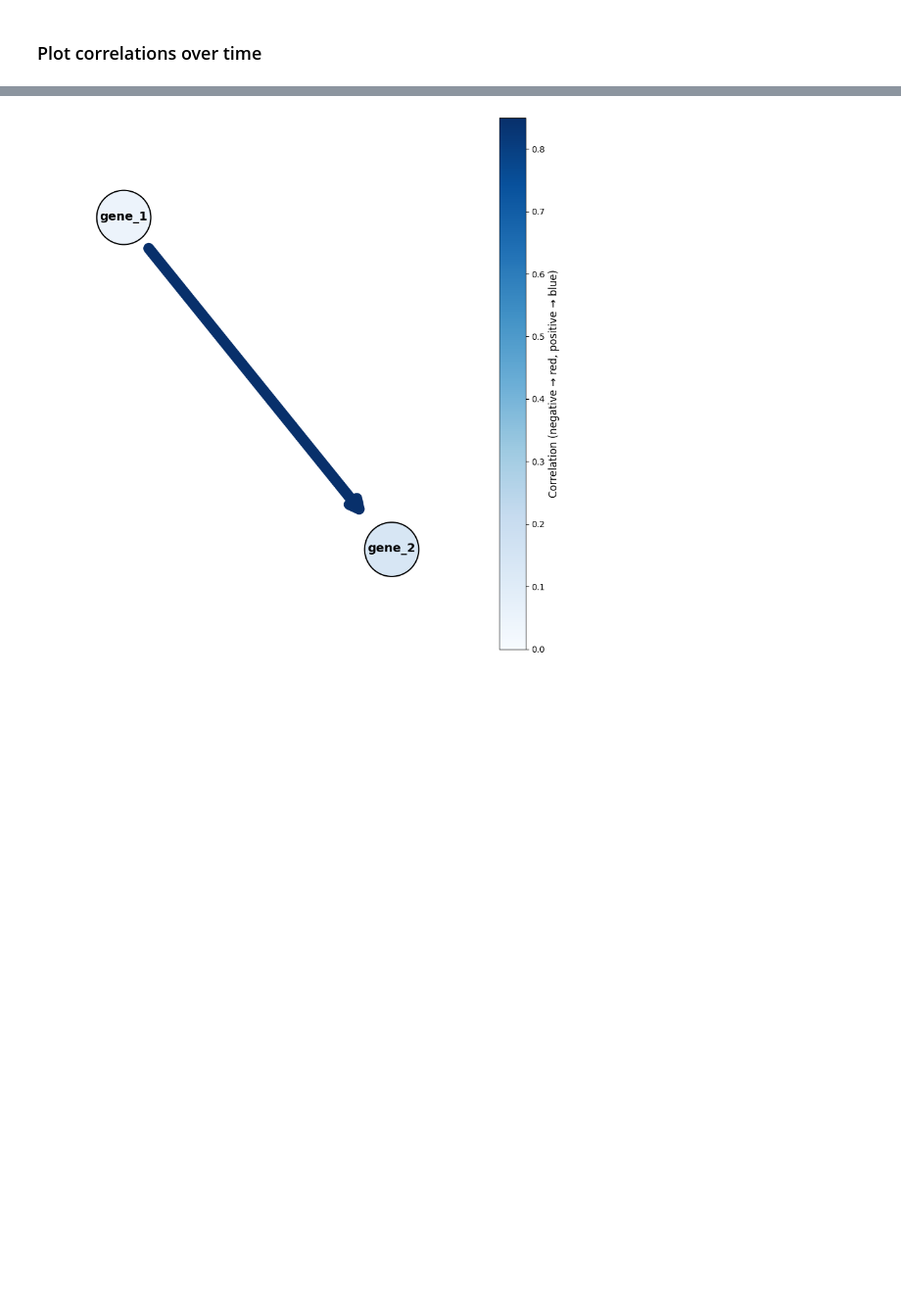
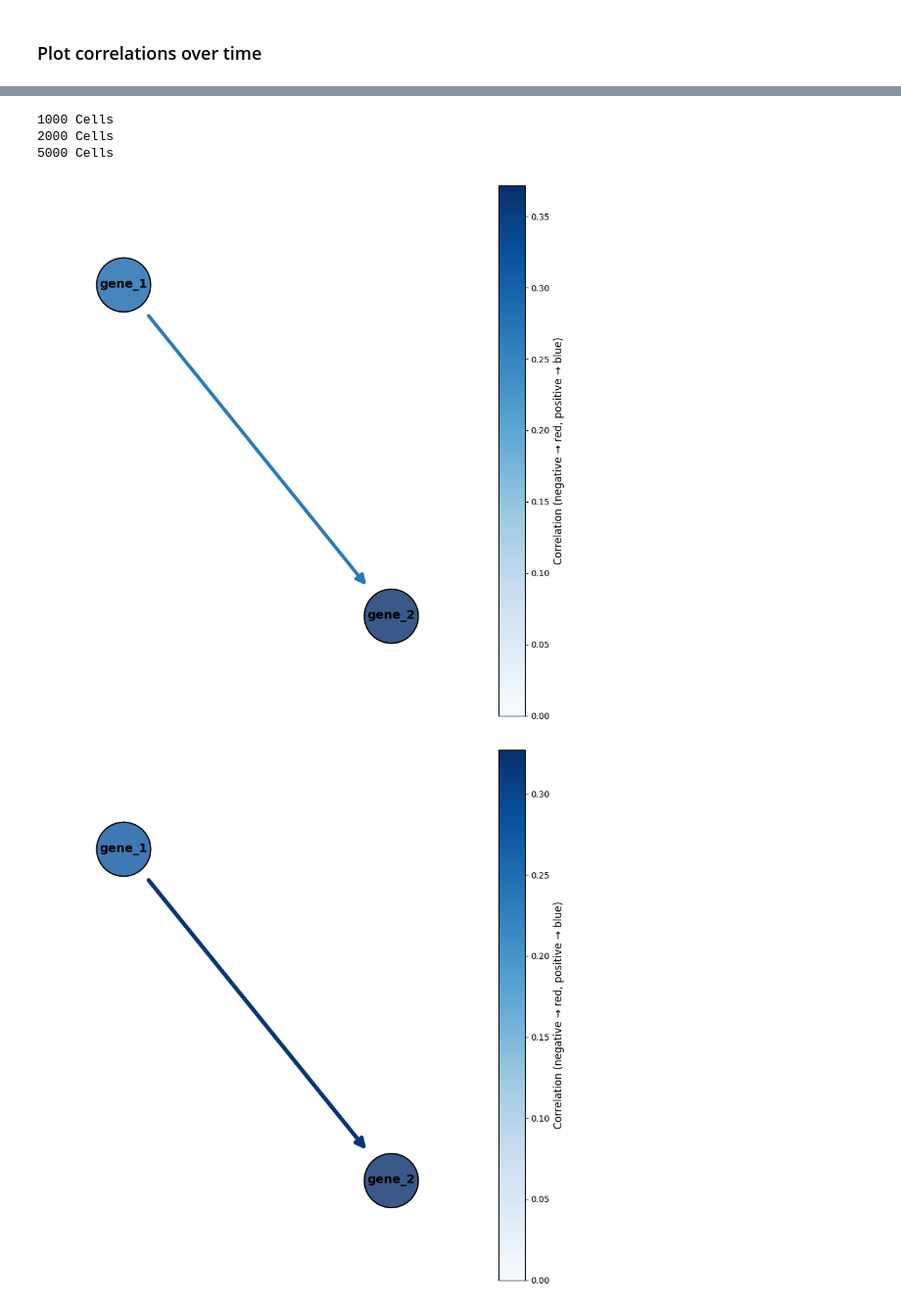
Before and after one commit to Keerthana910234/grnInference, a Jupyter notebook: analysis_code/correlation_calculation/correlation_calculation.ipynb, the cells around one changed output, grey strips where cells are left out. Shown: that part at 98% size. Drawn from its saved outputs; the diff is of its cells as text; code cells hidden in the pictures; blank space fills up the shorter version.

```diff
--- a/analysis_code/correlation_calculation/correlation_calculation.ipynb
+++ b/analysis_code/correlation_calculation/correlation_calculation.ipynb
@@ -449,3 +448,11 @@ plt.show()
+# %%
+list_1000_cells = np.random.choice(range(10000), size=1000, replace=False)
+df_1000_cells = df[df['clone_id'].isin(list_1000_cells)]
+list_2000_cells = np.random.choice(range(10000), size=2000, replace=False)
+df_2000_cells = df[df['clone_id'].isin(list_2000_cells)]
+list_5000_cells = np.random.choice(range(10000), size=5000, replace=False)
+df_5000_cells = df[df['clone_id'].isin(list_5000_cells)]
+df_10000_cells = df
 # %%
 import numpy as np
 import pandas as pd
@@ -453,12 +460,12 @@ import matplotlib.pyplot as plt
 from scipy.stats import spearmanr
 
 # ----- Parameters -----
-time = 5 # Time step to analyze
+time = 10 # Time step to analyze
 n_genes = 2
 gene_list = [f"gene_{i}" for i in range(1, n_genes + 1)]
 columns_interest = [f"{gene}_mRNA" for gene in gene_list]
 
-
+df = df_1000_cells
 # Assume updated_df is already defined and contains 'replicate', 'timestep', and mRNA columns
 singleTime_df = df[df['time_step'] == time]
 
@@ -539,6 +672,7 @@ def dict_to_matrix(correlation_dict, gene_list):
         matrix.loc[g1, g2] = value
     return matrix
 
+df = df_1000_cells
 for time in time_points:
     # if time > 1500:
     #     continue
@@ -558,9 +692,10 @@ for time in time_points:
     rand_corr_list.append(corr_rand_dict['gene_1-gene_2'])
     gene_corr.append(gene_gene_corr)
 
-plt.plot(time_points/4, corr_list, label = "Twin-pair")
-plt.plot(time_points/4, rand_corr_list, label = "Random-pair")
-plt.plot(time_points/4, gene_corr, label = "Gene-gene")
+plt.title("Correlations with 1000 cells")
+plt.plot(time_points, corr_list, label = "Twin-pair")
+plt.plot(time_points, rand_corr_list, label = "Random-pair")
+plt.plot(time_points, gene_corr, label = "Gene-gene")
 plt.xlabel('Time (in hours)')
 plt.ylabel('Spearman correlation')
 plt.axhline(0.01, linestyle = "--",  color = "red",label = "twin threshold")
@@ -745,39 +999,89 @@ df['time_step'].nunique()
 # %%
 from matplotlib.patches import FancyArrowPatch
 import networkx as nx
-
+df = df_1000_cells
 
 #Check the time - if the timestep is 0.25 hours, then multiply by 4
-t1 = 5
+t1 = 2
 singleTime_df = df[df['time_step'] == t1]
 rep_0_t1 = singleTime_df[singleTime_df['replicate'] == 1]
 rep_1_t1 = singleTime_df[singleTime_df['replicate'] == 2]
-t2 = 10
+t2 = 5
 singleTime_df = df[df['time_step'] == t2]
 rep_0_t2 = singleTime_df[singleTime_df['replicate'] == 1]
 rep_1_t2 = singleTime_df[singleTime_df['replicate'] == 2]
 n_genes = 2
 gene_list = [f"gene_{i}" for i in np.arange(1, n_genes + 1)]
 
 def dict_to_matrix(correlation_dict, gene_list):
     matrix = pd.DataFrame(index=gene_list, columns=gene_list, dtype=float)
     for key, value in correlation_dict.items():
         g1, g2 = key.split("->")
         matrix.loc[g1, g2] = value
     return matrix
 
 #Calculate correlation between different genes between two time points - y-axis is t1 and x-axis is t2
 def calculate_correlation(rep_0_t1, rep_1_t1, rep_0_t2, rep_1_t2):
     correlations = {}
     correlations_normalised = {}
     for gene_1 in gene_list:
         for gene_2 in gene_list:
             corr_t1_t2 = spearmanr(rep_0_t1[f"{gene_1}_mRNA"], rep_1_t2[f"{gene_2}_mRNA"]).correlation
             correlations[f"{gene_1}->{gene_2}"] = corr_t1_t2
     return correlations
 
 correlations = calculate_correlation(rep_0_t1, rep_1_t1, rep_0_t2, rep_1_t2)
 correlation_matrix = dict_to_matrix(correlations, gene_list)
-plot_a_b_basic = plot_gene_correlation_network(correlation_matrix, gene_list)
+fig, ax, sm = plot_gene_correlation_network(correlation_matrix, gene_list)
+fig.show()
+print("1000 Cells")
+
+from matplotlib.patches import FancyArrowPatch
+import networkx as nx
+df = df_2000_cells
+
+#Check the time - if the timestep is 0.25 hours, then multiply by 4
+t1 = 2
+singleTime_df = df[df['time_step'] == t1]
+rep_0_t1 = singleTime_df[singleTime_df['replicate'] == 1]
+rep_1_t1 = singleTime_df[singleTime_df['replicate'] == 2]
+t2 = 5
+singleTime_df = df[df['time_step'] == t2]
+rep_0_t2 = singleTime_df[singleTime_df['replicate'] == 1]
+rep_1_t2 = singleTime_df[singleTime_df['replicate'] == 2]
+n_genes = 2
+gene_list = [f"gene_{i}" for i in np.arange(1, n_genes + 1)]
+
+correlations = calculate_correlation(rep_0_t1, rep_1_t1, rep_0_t2, rep_1_t2)
+correlation_matrix = dict_to_matrix(correlations, gene_list)
+fig, ax, sm = plot_gene_correlation_network(correlation_matrix, gene_list)
+fig.show()
+print("2000 Cells")
+
+from matplotlib.patches import FancyArrowPatch
+import networkx as nx
+df = df_5000_cells
+
+#Check the time - if the timestep is 0.25 hours, then multiply by 4
+t1 = 2
+singleTime_df = df[df['time_step'] == t1]
+rep_0_t1 = singleTime_df[singleTime_df['replicate'] == 1]
+rep_1_t1 = singleTime_df[singleTime_df['replicate'] == 2]
+t2 = 5
+singleTime_df = df[df['time_step'] == t2]
+rep_0_t2 = singleTime_df[singleTime_df['replicate'] == 1]
+rep_1_t2 = singleTime_df[singleTime_df['replicate'] == 2]
+n_genes = 2
+gene_list = [f"gene_{i}" for i in np.arange(1, n_genes + 1)]
+
+correlations = calculate_correlation(rep_0_t1, rep_1_t1, rep_0_t2, rep_1_t2)
+correlation_matrix = dict_to_matrix(correlations, gene_list)
+fig, ax, sm = plot_gene_correlation_network(correlation_matrix, gene_list)
+fig.show()
+print("5000 Cells")
 # %% [output]
+1000 Cells
+2000 Cells
+5000 Cells
-[figure, old version]
+[figure, new version]
+[figure, added]
```
Also changed, not shown: parts of 17 cells of this notebook, 10 other files.
